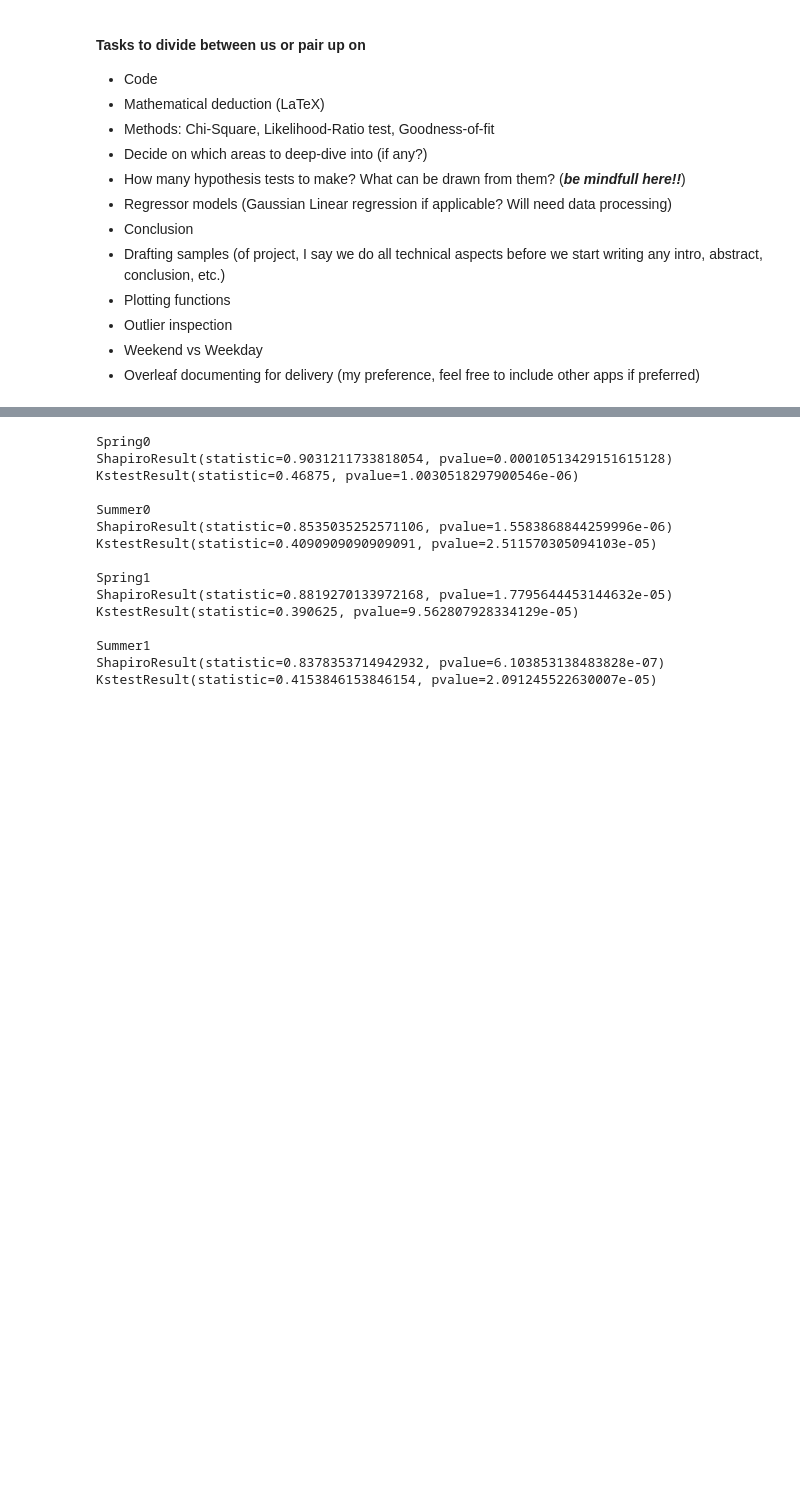
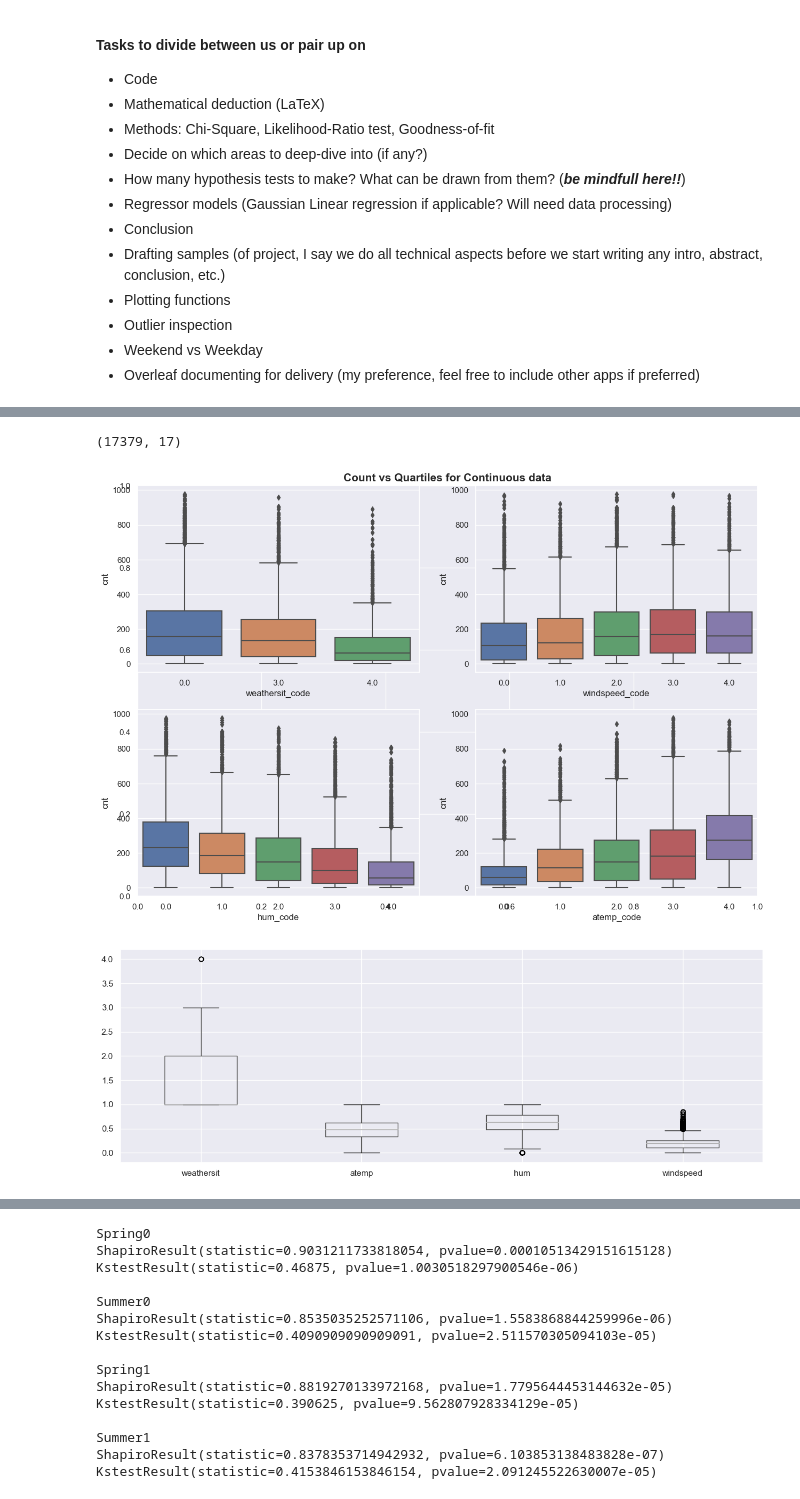
Before and after one commit to eirikbaekkelund/BikeSharing, a Jupyter notebook: develop_E.ipynb, the cells around one changed output, grey strips where cells are left out. Cells and saved outputs as stored; diff of their text form; code cells hidden in the pictures; blank space fills up the shorter version.

```diff
--- a/develop_E.ipynb
+++ b/develop_E.ipynb
@@ -242,0 +98,35 @@ No artists with labels found to put in legend.  Note that artists whose label st
+# %%
+df_hour.shape
+# %% [output]
+(17379, 17)
+# %%
+def generate_quartiles(df):
+    arr = np.zeros(df.shape[0])
+    store_quartiles = {'windspeed' : arr, 'hum' : arr, 'weathersit' : arr, 'atemp' : arr}
+
+    for feat in store_quartiles.keys():
+        quartiles = np.zeros(df.shape[0])
+        for q in [20,40,60,80]:
+            quartiles += np.where(df[str(feat)] > np.percentile(df[str(feat)], q), 1, 0)
+
+        df[f"{feat}_code"] = quartiles
+
+    return df
+
+def outlier_detection(df):
+
+    fig = plt.figure(figsize= (15,10))
+    plt.title('Count vs Quartiles for Continuous data', fontweight = 'bold', fontsize=15)
+    for idx, x in zip(range(221,225), ['weathersit_code', 'windspeed_code', 'hum_code', 'atemp_code']):
+        ax1 = fig.add_subplot(idx)
+        sns.boxplot(x=x, y='cnt', data=df)
+
+    plt.show()
+
+df_hour = generate_quartiles(df_hour)
+outlier_detection(df_hour)
+
+df_hour.boxplot(['weathersit', 'atemp', 'hum', 'windspeed']);
+# %% [output]
+[figure, added]
+[figure, added]
```
Also changed, not shown: parts of 17 cells of this notebook, 2 other files.
